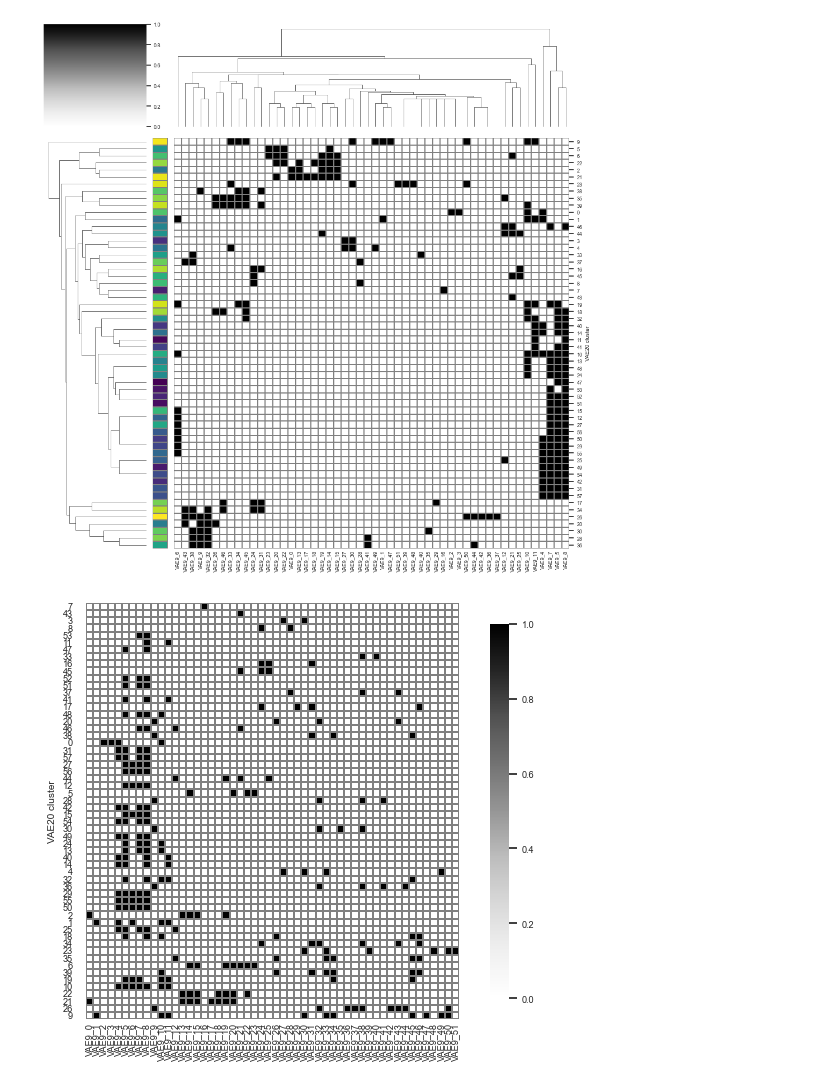
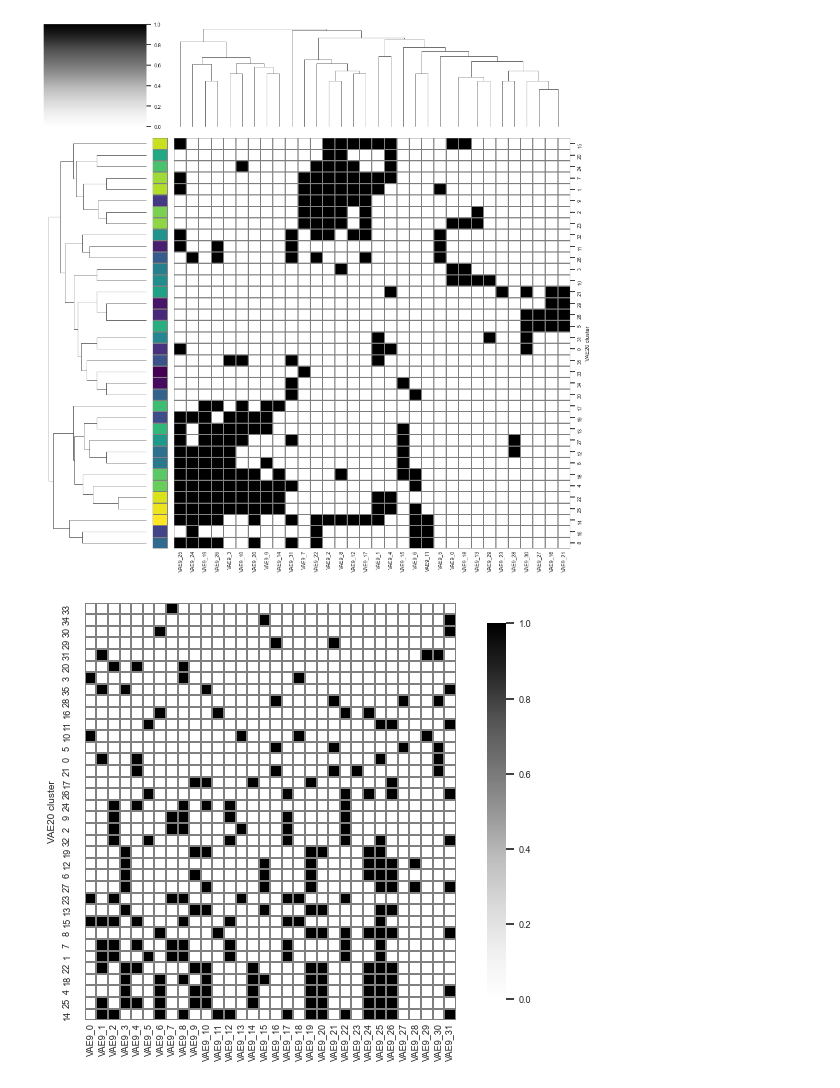
Before and after one commit to labsyspharm/vae-paper, a Jupyter notebook: src/VAE20_entropy_VAE9.ipynb, the cells around one changed output. Cells and saved outputs as stored; diff of their text form; code cells hidden in the pictures.

```diff
--- a/src/VAE20_entropy_VAE9.ipynb
+++ b/src/VAE20_entropy_VAE9.ipynb
@@ -20,37 +20,37 @@ import dask.array as da
 from utils.utility_functions import (transposeZarr, log_transform, clip_outlier_pixels)
 # %%
 # Paths and input
-out = os.path.join(os.getcwd(), 'output/VAE20_entropy_by_VAE9')
+out = os.path.join(os.getcwd(), 'output/VAE20_entropy_by_VAE9_ROT_VIG18')
 if not os.path.exists(out):
     os.makedirs(out)
 
-# Read single-cell sample for VAE analysis
+# Read single-cell data from VAE analysis
 main = pd.read_csv(os.path.join(os.getcwd(), 'input/main.csv'))
 
 # Optional: filter VAE20 clusters to analyze according to their abundance
-filt = main.groupby('VAE20').size()
+filt = main.groupby('VAE20_Leiden').size()
 filt = filt.index[filt > 0]
 filt = filt.tolist()
 
-df = main[main['VAE20'].isin(filt)]
-df = df[df['VAE20'] != -1]
-df = df[df['VAE9'] != -1]
+df = main[main['VAE20_Leiden'].isin(filt)]
+df = df[df['VAE20_Leiden'] != -1]
+df = df[df['VAE9_ROT_VIG18'] != -1]
 
-count_headers = [f'VAE9_{i}' for i in sorted(df['VAE9'].unique())]
+count_headers = [f'VAE9_{i}' for i in sorted(df['VAE9_ROT_VIG18'].unique())]
 # %%
 if not os.path.exists(os.path.join(out, 'counts_minus_ref.csv')):
 
     counts = pd.DataFrame(columns=['VAE20', 'VAE9'] + count_headers)
 
-    for vae_cluster, group in df.groupby('VAE20'):
+    for vae_cluster, group in df.groupby('VAE20_Leiden'):
         print(vae_cluster)
         for i in group.iterrows():
             dta = pd.DataFrame(columns=['VAE20', 'VAE9'] + count_headers)
             dta.loc[0, 'VAE20'] = vae_cluster
-            dta.loc[0, 'VAE9'] = int(i[1]['VAE9'])
+            dta.loc[0, 'VAE9'] = int(i[1]['VAE9_ROT_VIG18'])
             dta.loc[0, count_headers] = 0
 
-            # isolate cells within 30x30 pixel area (20um2)
+            # isolate cells within 30x30pixel area (20x20um)
             x = i[1]['X_centroid']
             y = i[1]['Y_centroid']
             patch = (
@@ -58,7 +58,8 @@ if not os.path.exists(os.path.join(out, 'counts_minus_ref.csv')):
                     (df['X_centroid'].between(x - 15, x + 15))].copy()
             )
 
-            cnts = patch.groupby('VAE9').size()
+            cnts = patch.groupby('VAE9_ROT_VIG18').size()
+
             for j in cnts.index:
                 dta.loc[0, f'VAE9_{j}'] = cnts[j]
             counts = pd.concat([counts, dta], axis=0)
@@ -66,12 +67,12 @@ if not os.path.exists(os.path.join(out, 'counts_minus_ref.csv')):
     counts.reset_index(drop=True, inplace=True)
     counts.to_csv(os.path.join(out, 'counts2.csv'), index=False)
 
-    # Subtract reference cells from counts table
+    # subtract reference cells from counts table
     for idx, dta in counts.iterrows():
         if idx % 10000 == 0:
             print(idx)
         current = counts.loc[idx, f"VAE9_{dta['VAE9']}"]
-        counts.loc[idx, f"L{dta['VAE9']}"] = (current - 1)
+        counts.loc[idx, f"VAE9_{dta['VAE9']}"] = (current - 1)
     counts.to_csv(os.path.join(out, 'counts_minus_ref.csv'), index=False)
 
 else:
@@ -92,7 +93,7 @@ else:
 # p: probability of success in each trial, must be in range [0, 1]
 # (i.e. what is the frequency of a given VAE9 cluster in the dataset)
 
-counts = counts[counts['VAE20'].isin(df['VAE20'].unique())]
+counts = counts[counts['VAE20'].isin(df['VAE20_Leiden'].unique())]
 
 ppp = counts.groupby('VAE9').size() / len(counts)
 ppp.index = [f'VAE9_{i}' for i in ppp.index]
@@ -119,11 +120,11 @@ for vae_cluster in kkk.index:
         pval = 1 - binom.cdf(k=k, n=nnn[vae_cluster], p=ppp[vae_cluster_w14])
         pvals.loc[vae_cluster, vae_cluster_w14] = pval
 # %%
-# Compute Shannon entropy (i.e., VAE9 cluster heterogeneity) for VAE20 clusters
+# Compute Shannon entropy for VAE20 clusters with respect to VAE9 cluster heterogeneity
 entropies = {}
-for vae_cluster, group in df.groupby('VAE20'):
-    percents = group.groupby('VAE9').size() / len(group)
-    percents_pad = percents.reindex(sorted(df['VAE9'].unique()), fill_value=0.0)
+for vae_cluster, group in df.groupby('VAE20_Leiden'):
+    percents = group.groupby('VAE9_ROT_VIG18').size() / len(group)
+    percents_pad = percents.reindex(sorted(df['VAE9_ROT_VIG18'].unique()), fill_value=0.0)
     entropies[vae_cluster] = entropy(pk=percents_pad, base=2)
 
 # Sort entropy scores in ascending order
@@ -139,7 +140,7 @@ heatmap = pvals[pvals <= 0.05]
 heatmap = heatmap.notnull().astype('int')
 
 test = heatmap.sum(axis=1)
-test2 = df.groupby('VAE20').size()
+test2 = df.groupby('VAE20_Leiden').size()
 test3 = test2.reindex(test.index)
 
 test4 = pd.DataFrame(data={'VAE9_count': test, 'size': test3})
@@ -152,35 +153,35 @@ viridis = plt.get_cmap('viridis', heatmap.shape[0])
 ent = dict(zip(heatmap.index, [entropies[i] for i in heatmap.index]))
 # Sort the dict by entropy scores (i.e., values)
 ent = {k: v for k, v in sorted(ent.items(), key=lambda item: item[1])}
 # Map VAE clusters in heatmap, sorted by entropy, onto viridis colors
 lut = dict(zip(ent.keys(), viridis.colors))
 # Create colors index
 row_colors = heatmap.index.map(lut)
 
 g = sns.clustermap(
     heatmap, xticklabels=1, yticklabels=1, cmap='Greys', linecolor='grey',
     linewidths=0.3, cbar_kws={'shrink': 0.9}, row_colors=row_colors
 )
 g.ax_heatmap.set_ylabel('VAE20 cluster')
 g.ax_heatmap.get_xaxis().set_tick_params(pad=-4)
 plt.tight_layout()
 plt.savefig(os.path.join(out, 'pvals_clustermap.pdf'))
 plt.show()
 plt.close('all')
 
 sns.heatmap(
     heatmap, xticklabels=1, yticklabels=1, cmap='Greys', linecolor='grey',
     linewidths=0.3, square=True, cbar_kws={'shrink': 0.9}
 )
 plt.ylabel('VAE20 cluster')
 plt.tick_params(axis='x', which='major', pad=-4)
 plt.tight_layout()
 plt.savefig(os.path.join(out, 'pvals_heatmap.pdf'))
 plt.show()
 plt.close('all')
 # %% [output]
-[figure, old version]
+[figure, new version]
-[figure, old version]
+[figure, new version]
 # %%
 # Plot VAE20 cluster entropy and VAE9 cluster enrichments on shared y-axis
 sns.set(font_scale=1.0)
```
Also changed, not shown: parts of 4 cells of this notebook, 33 other files.
